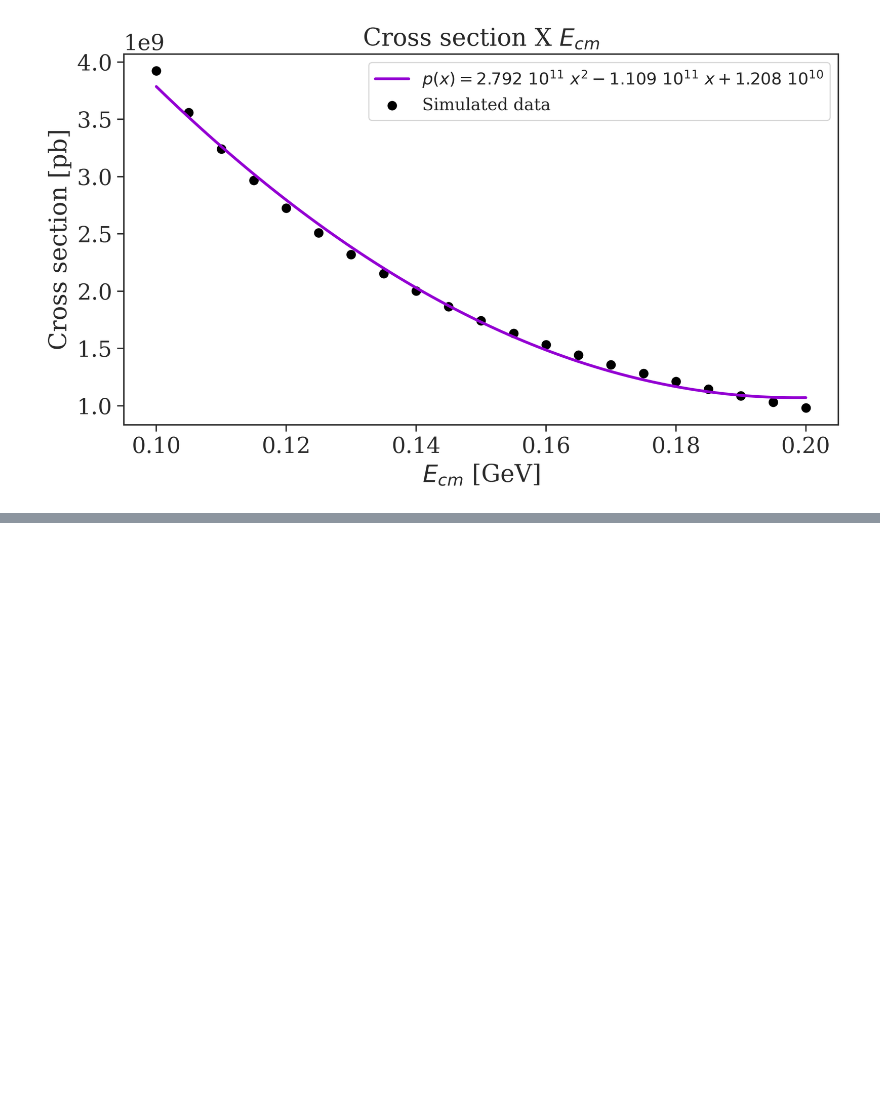
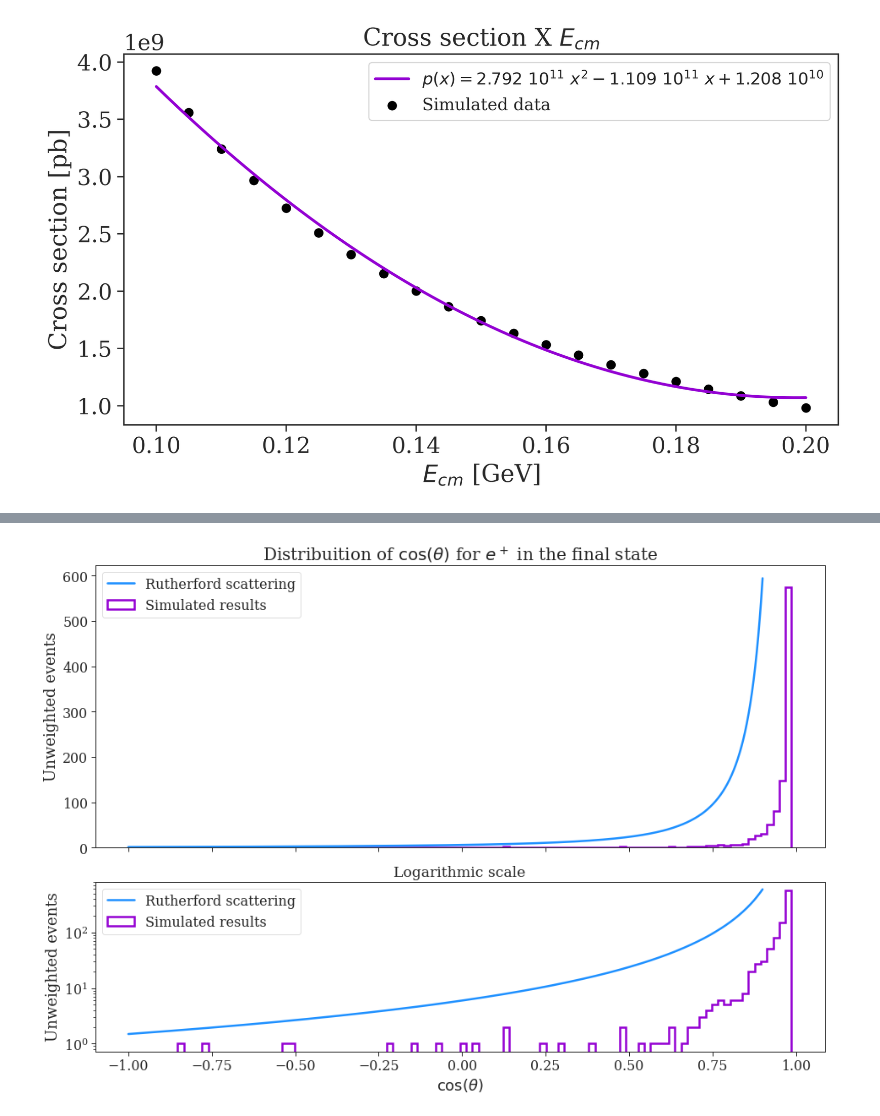
Before and after one commit to viniciusrocca/simulationsSM, a Jupyter notebook: epem2epem/epem2epem.ipynb, the cells around one changed output, grey strips where cells are left out. Saved outputs shown, nothing was run; the diff lists cells and outputs as text; code cells hidden in the pictures; blank space fills up the shorter version.

```diff
--- a/epem2epem/epem2epem.ipynb
+++ b/epem2epem/epem2epem.ipynb
@@ -150,0 +198,31 @@ plt.show()
+# %%
+#Graph with the log scale
+
+f, axarr = plt.subplots(2,sharex=True, gridspec_kw = {'height_ratios':[5, 3]}, figsize = [15,10])
+plt.subplots_adjust(left=0.12, bottom=0.12, right=0.92, top=0.92, wspace=None, hspace=0.15)
+
+
+#Fig 1
+cos_thetap1, cos_thetam1 = cos_theta_distribuition('e+e-_dot1GeV_out.lhe')
+axarr[0].plot(cos_theta,y,  color = 'dodgerblue', label = r'Rutherford scattering', linewidth = 2.5)
+axarr[0].hist(cos_thetap1, bins=100, histtype = 'step', linewidth =2.5, color = 'darkviolet', label = r'Simulated results')
+axarr[0].set_ylabel('Unweighted events',fontsize = 18)
+axarr[0].set_title(r'Distribuition of $\cos{(\theta)}$ for $e^+$ in the final state', fontsize = 20)
+
+
+
+#Fig 2
+
+axarr[1].plot(cos_theta,y,  color = 'dodgerblue', label = r'Rutherford scattering', linewidth = 2.5)
+axarr[1].hist(cos_thetap1, bins=100, histtype = 'step', linewidth =2.5, color = 'darkviolet', label = r'Simulated results')
+axarr[1].set_ylabel('Unweighted events', fontsize = 18)
+axarr[1].set_xlabel(r'$\cos{(\theta)}$', fontsize = 18)
+axarr[1].set_title(r'Logarithmic scale')
+axarr[1].set_yscale('log')
+axarr[0].legend(fontsize=16)
+axarr[1].legend(fontsize=16)
+
+plt.savefig('cosT_distribution1.pdf', dpi = 300)
+plt.show()
+# %% [output]
+[figure, added]
```
Also changed, not shown: parts of 8 cells of this notebook, 2 other files.
